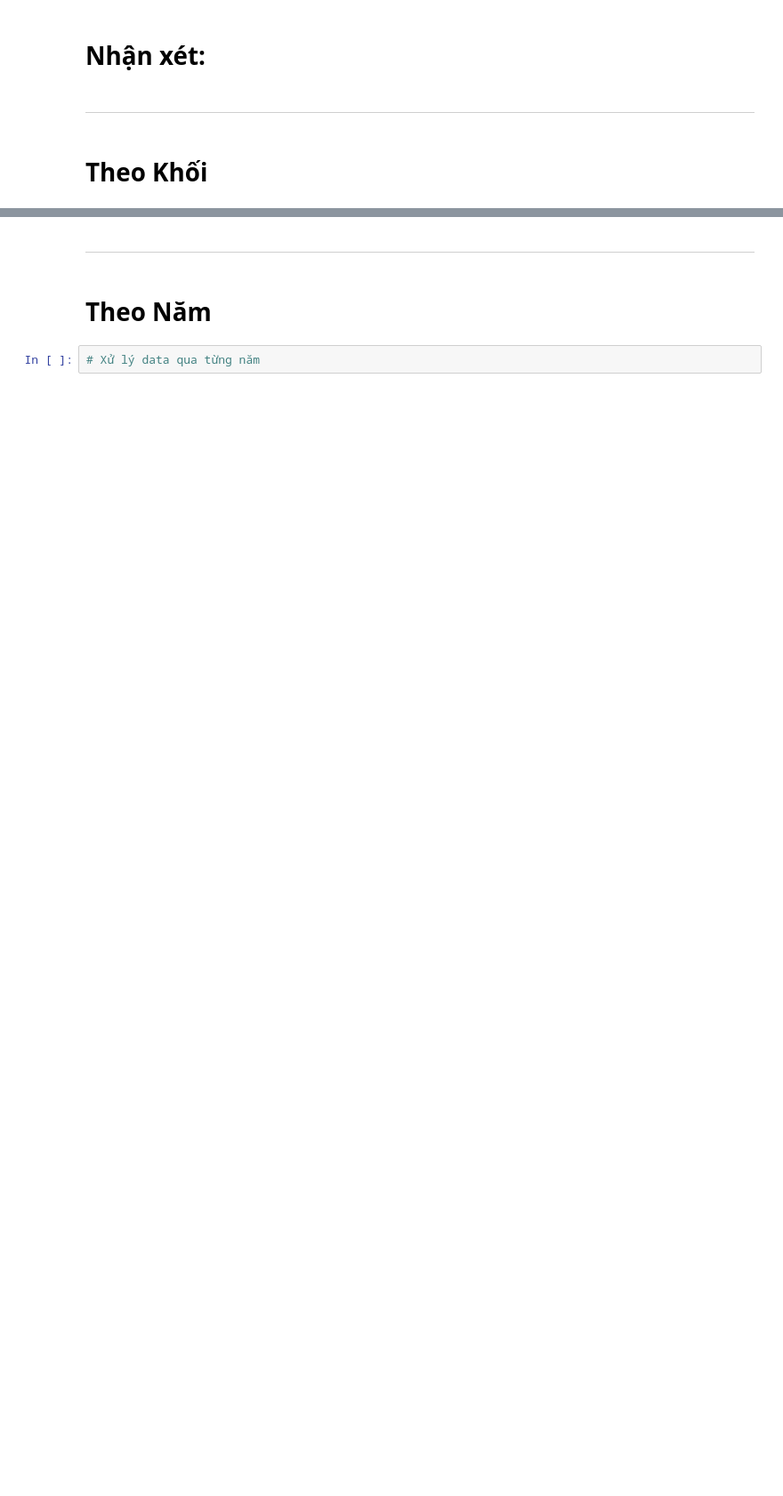
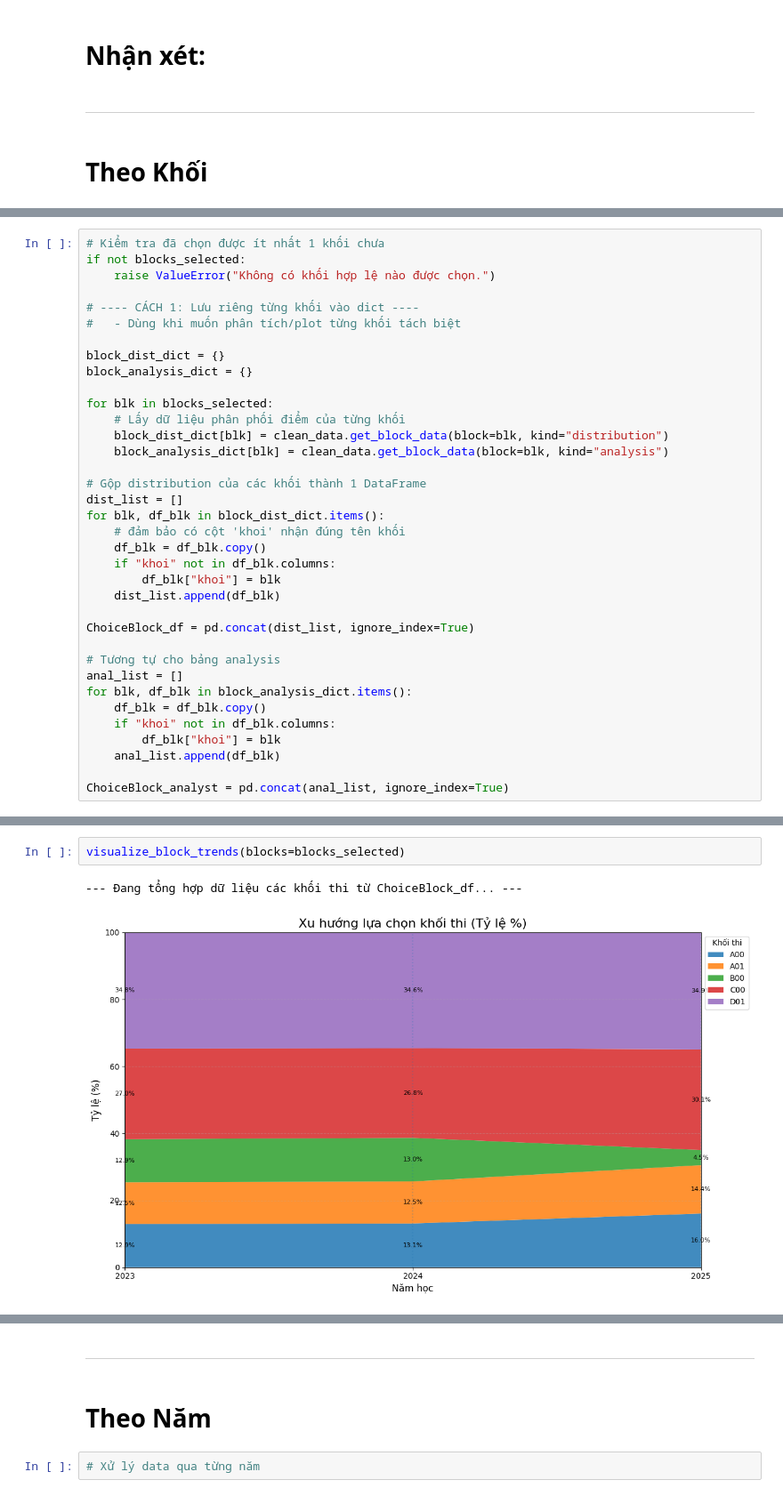
Before and after one commit to tano-dev/Vietnam-National-Exam-Score-Analysis-and-Forecasting, a Jupyter notebook: Notebook/EDA.ipynb, the cells around one changed output, grey strips where cells are left out. Shown at 89% size. Saved outputs shown, nothing was run; the diff lists cells and outputs as text; blank space fills up the shorter version.

Commit message:
ANOVA: Thống nhất trình bày EDA: Bổ sung Block ( xây dựng lại cho phù hợp với data đầu vào)

```diff
--- a/Notebook/EDA.ipynb
+++ b/Notebook/EDA.ipynb
@@ -533,0 +617,36 @@ display(anova_subj)
+# %%
+# Kiểm tra đã chọn được ít nhất 1 khối chưa
+if not blocks_selected:
+    raise ValueError("Không có khối hợp lệ nào được chọn.")
+
+# ---- CÁCH 1: Lưu riêng từng khối vào dict ----
+#   - Dùng khi muốn phân tích/plot từng khối tách biệt
+
+block_dist_dict = {}
+block_analysis_dict = {}
+
+for blk in blocks_selected:
+    # Lấy dữ liệu phân phối điểm của từng khối
+    block_dist_dict[blk] = clean_data.get_block_data(block=blk, kind="distribution")
+    block_analysis_dict[blk] = clean_data.get_block_data(block=blk, kind="analysis")
+
+# Gộp distribution của các khối thành 1 DataFrame
+dist_list = []
+for blk, df_blk in block_dist_dict.items():
+    # đảm bảo có cột 'khoi' nhận đúng tên khối
+    df_blk = df_blk.copy()
+    if "khoi" not in df_blk.columns:
+        df_blk["khoi"] = blk
+    dist_list.append(df_blk)
+
+ChoiceBlock_df = pd.concat(dist_list, ignore_index=True)
+
+# Tương tự cho bảng analysis
+anal_list = []
+for blk, df_blk in block_analysis_dict.items():
+    df_blk = df_blk.copy()
+    if "khoi" not in df_blk.columns:
+        df_blk["khoi"] = blk
+    anal_list.append(df_blk)
+
+ChoiceBlock_analyst = pd.concat(anal_list, ignore_index=True)
@@ -735,0 +777,5 @@ visualize_block_trends(['A00', 'A01', 'B00', 'C00', 'D01'])
+# %%
+visualize_block_trends(blocks=blocks_selected)
+# %% [output]
+--- Đang tổng hợp dữ liệu các khối thi từ ChoiceBlock_df... ---
+[figure, added]
```
Also changed, not shown: parts of 13 cells of this notebook, 1 other file.
